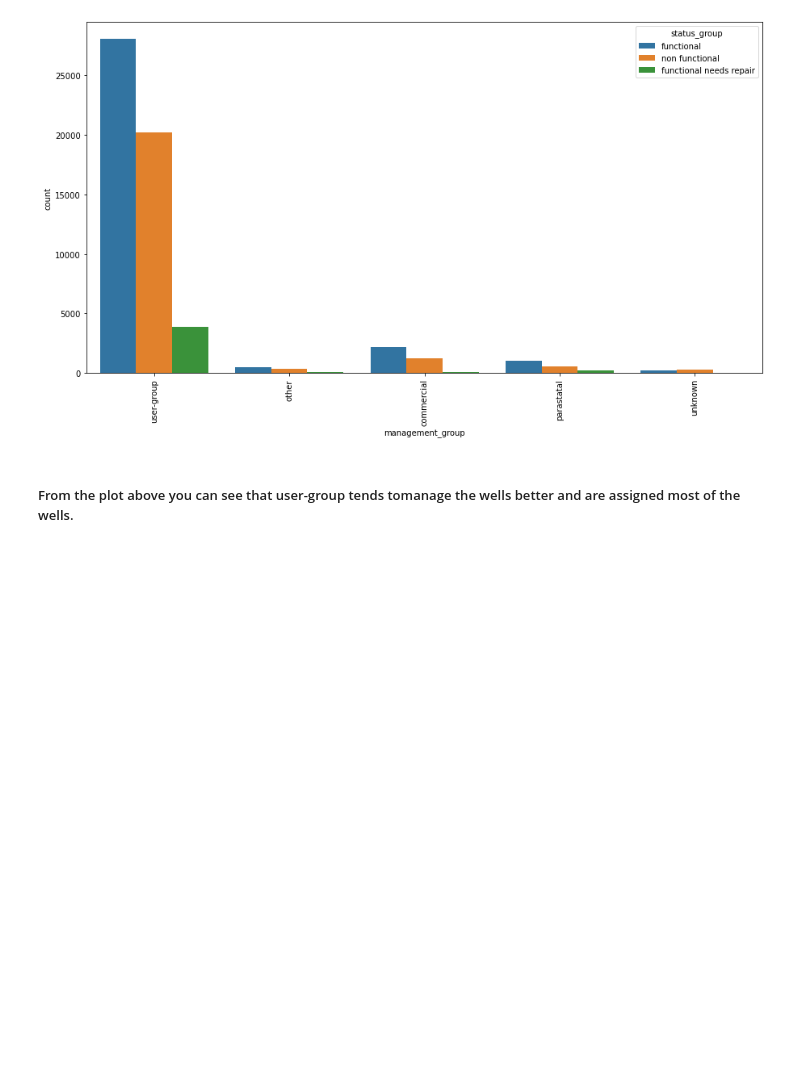
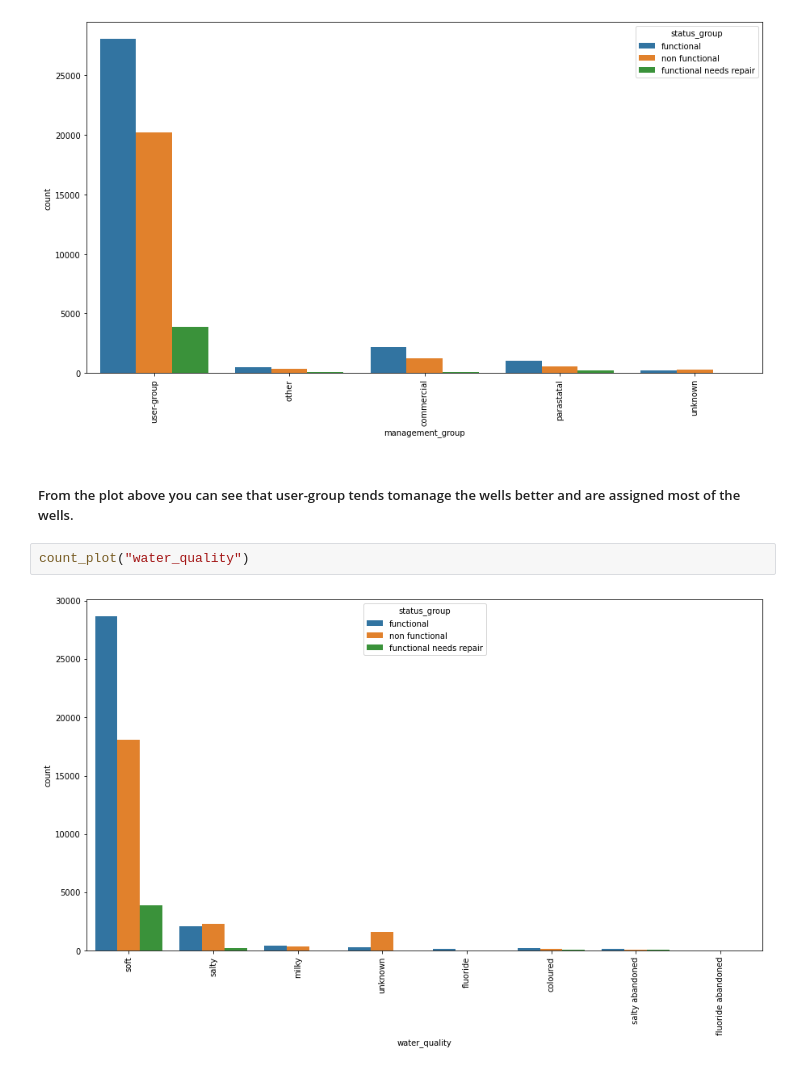
Before and after one commit to waitipeter/TANZANIA-WATER-WELLS-PROJECT, a Jupyter notebook: TanzaniaWaterWells (4).ipynb, the cells around one changed output. Drawn from its saved outputs; the diff is of its cells as text; blank space fills up the shorter version.

```diff
--- a/TanzaniaWaterWells (4).ipynb
+++ b/TanzaniaWaterWells (4).ipynb
@@ -347,3 +394,7 @@ count_plot("management_group")
 [figure]
 # %% [markdown]
 ##### From the plot above you can see that user-group tends tomanage the wells better and are assigned most of the wells.
+# %%
+count_plot("water_quality")
+# %% [output]
+[figure, added]
```
Also changed, not shown: parts of 40 cells of this notebook, 1 other file.
